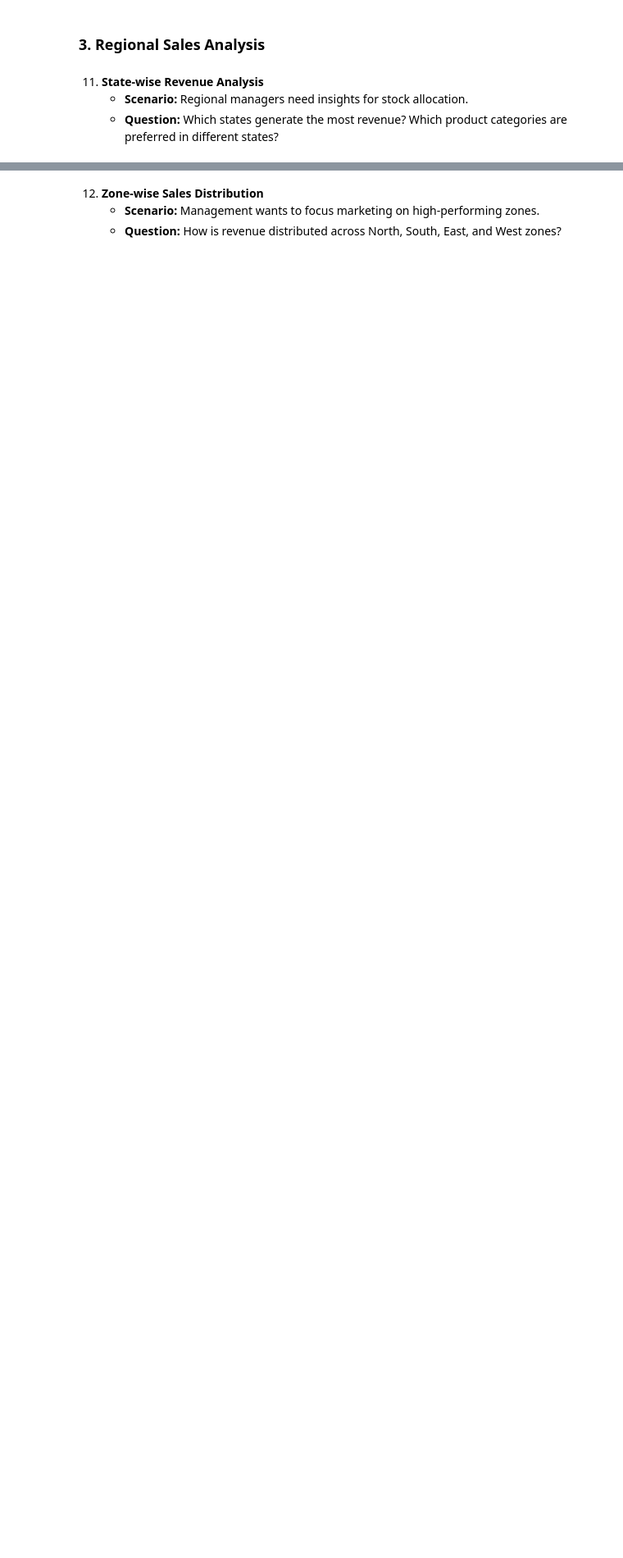
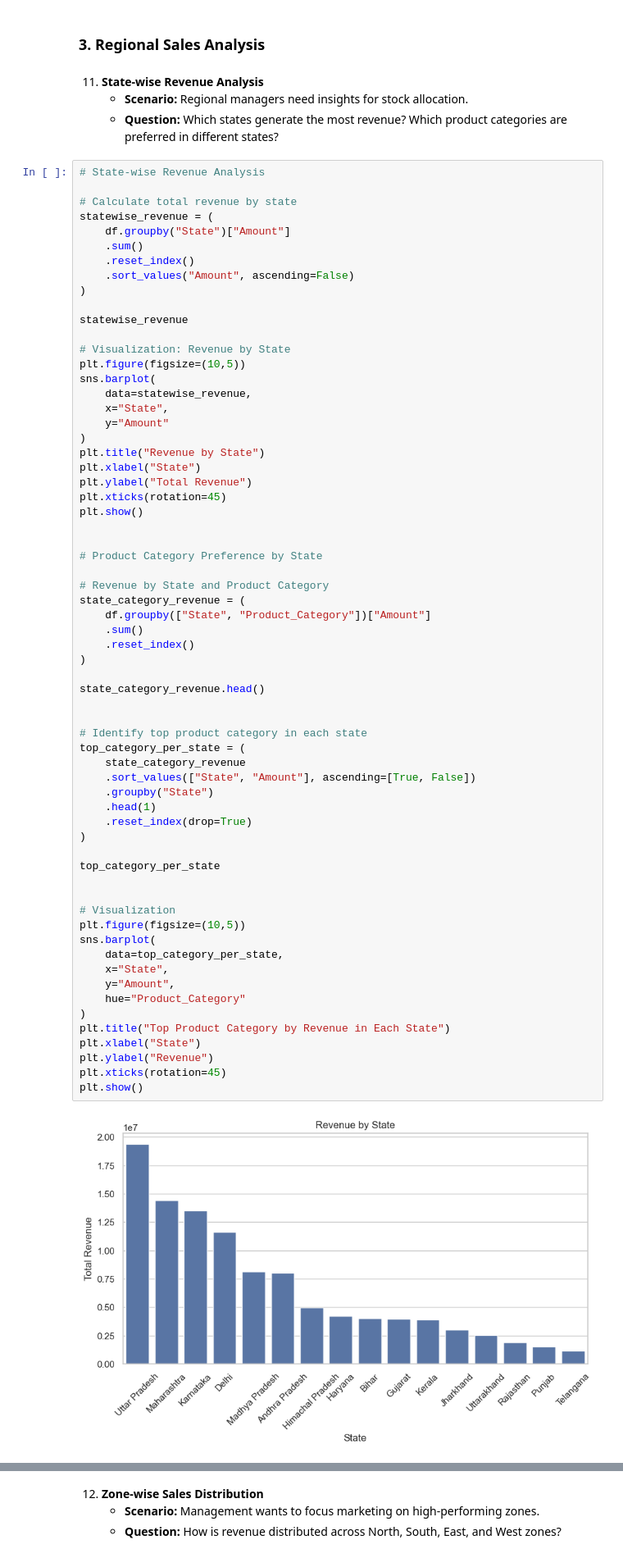
Before and after one commit to prafullwahatule/Diwali-Sales-Analytics-Pyhton, a Jupyter notebook: Notebooks/Diwali-Sales-Analysis.ipynb, the cells around one changed output, grey strips where cells are left out. Shown: that part at 82% size. Saved outputs shown, nothing was run; the diff lists cells and outputs as text; blank space fills up the shorter version.

Commit message:
Solve Regional Sales Analysis 3 Q

```diff
--- a/Notebooks/Diwali-Sales-Analysis.ipynb
+++ b/Notebooks/Diwali-Sales-Analysis.ipynb
@@ -771,3 +771,69 @@ plt.show()
 11. **State-wise Revenue Analysis**
     - **Scenario:** Regional managers need insights for stock allocation.
     - **Question:** Which states generate the most revenue? Which product categories are preferred in different states?
+# %%
+# State-wise Revenue Analysis
+
+# Calculate total revenue by state
+statewise_revenue = (
+    df.groupby("State")["Amount"]
+    .sum()
+    .reset_index()
+    .sort_values("Amount", ascending=False)
+)
+
+statewise_revenue
+
+# Visualization: Revenue by State
+plt.figure(figsize=(10,5))
+sns.barplot(
+    data=statewise_revenue,
+    x="State",
+    y="Amount"
+)
+plt.title("Revenue by State")
+plt.xlabel("State")
+plt.ylabel("Total Revenue")
+plt.xticks(rotation=45)
+plt.show()
+
+
+# Product Category Preference by State
+
+# Revenue by State and Product Category
+state_category_revenue = (
+    df.groupby(["State", "Product_Category"])["Amount"]
+    .sum()
+    .reset_index()
+)
+
+state_category_revenue.head()
+
+
+# Identify top product category in each state
+top_category_per_state = (
+    state_category_revenue
+    .sort_values(["State", "Amount"], ascending=[True, False])
+    .groupby("State")
+    .head(1)
+    .reset_index(drop=True)
+)
+
+top_category_per_state
+
+
+# Visualization
+plt.figure(figsize=(10,5))
+sns.barplot(
+    data=top_category_per_state,
+    x="State",
+    y="Amount",
+    hue="Product_Category"
+)
+plt.title("Top Product Category by Revenue in Each State")
+plt.xlabel("State")
+plt.ylabel("Revenue")
+plt.xticks(rotation=45)
+plt.show()
+# %% [output]
+[figure, added]
```
Also changed, not shown: parts of 3 cells of this notebook.
